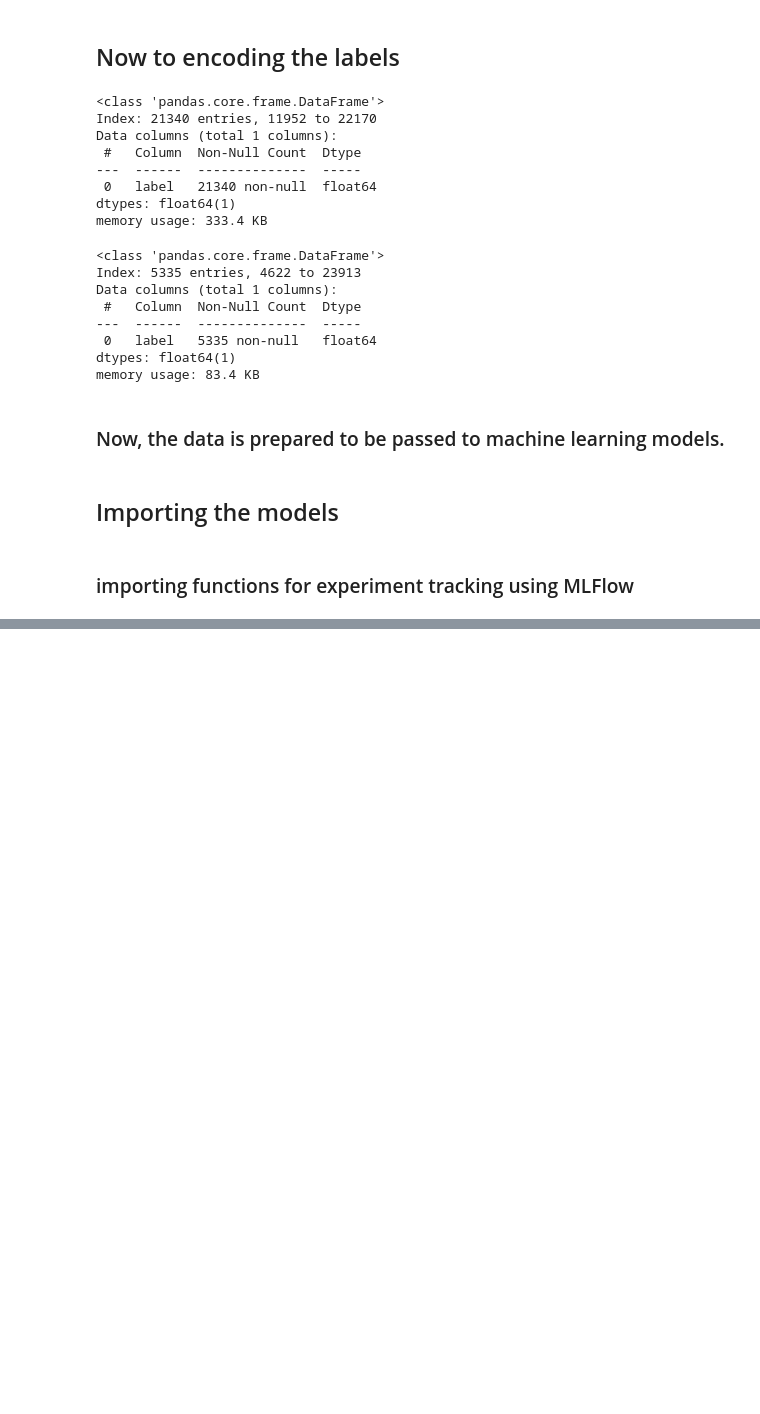
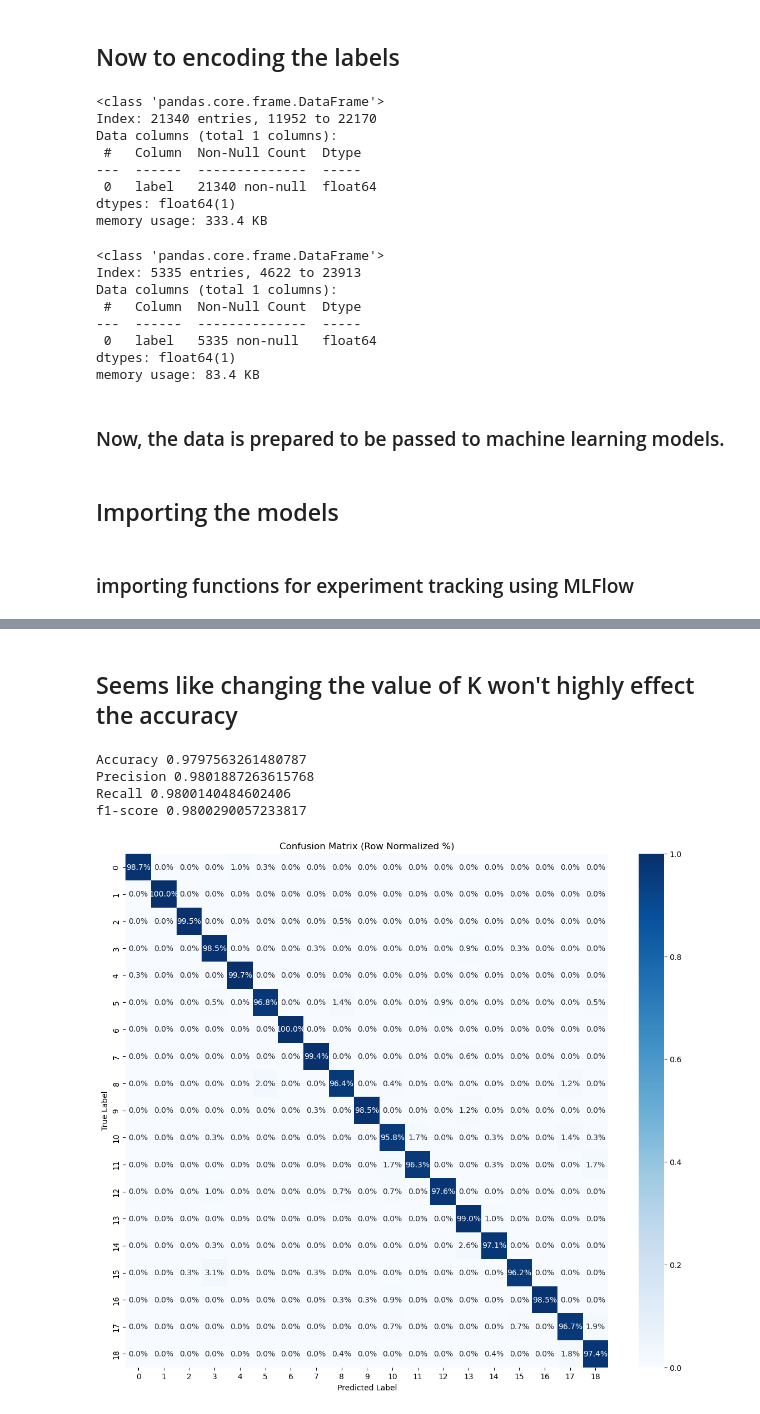
Before and after one commit to MahmoudSayed216/Hand-Gesture-Classification, a Jupyter notebook: notebook.ipynb, the cells around one changed output, grey strips where cells are left out. Cells and saved outputs as stored; diff of their text form; code cells hidden in the pictures; blank space fills up the shorter version.

```diff
--- a/notebook.ipynb
+++ b/notebook.ipynb
@@ -393,0 +443,5 @@ from sklearn.model_selection import GridSearchCV
+# %%
+KNN = KNeighborsClassifier(n_neighbors= 3)
+KNN.fit(X_train, y_train)
+metrics = evaluate_model(KNN, X_test, y_test)
+log_model_with_mlflow(experiment_id, KNN, metrics, model_name='KNN with K=3', output_dir='mlruns')
@@ -393,0 +452,14 @@ from sklearn.model_selection import GridSearchCV
+# %% [markdown]
+## Seems like changing the value of K won't highly effect the accuracy
+# %%
+print("Accuracy", metrics['Accuracy'])
+print("Precision", metrics['Precision'])
+print("Recall", metrics['Recall'])
+print("f1-score", metrics['f1'])
+plot_confusion_matrix(metrics['Confusion Matrix'])
+# %% [output]
+Accuracy 0.9797563261480787
+Precision 0.9801887263615768
+Recall 0.9800140484602406
+f1-score 0.9800290057233817
+[figure, added]
```
Also changed, not shown: parts of 9 cells of this notebook, 3 other files.
